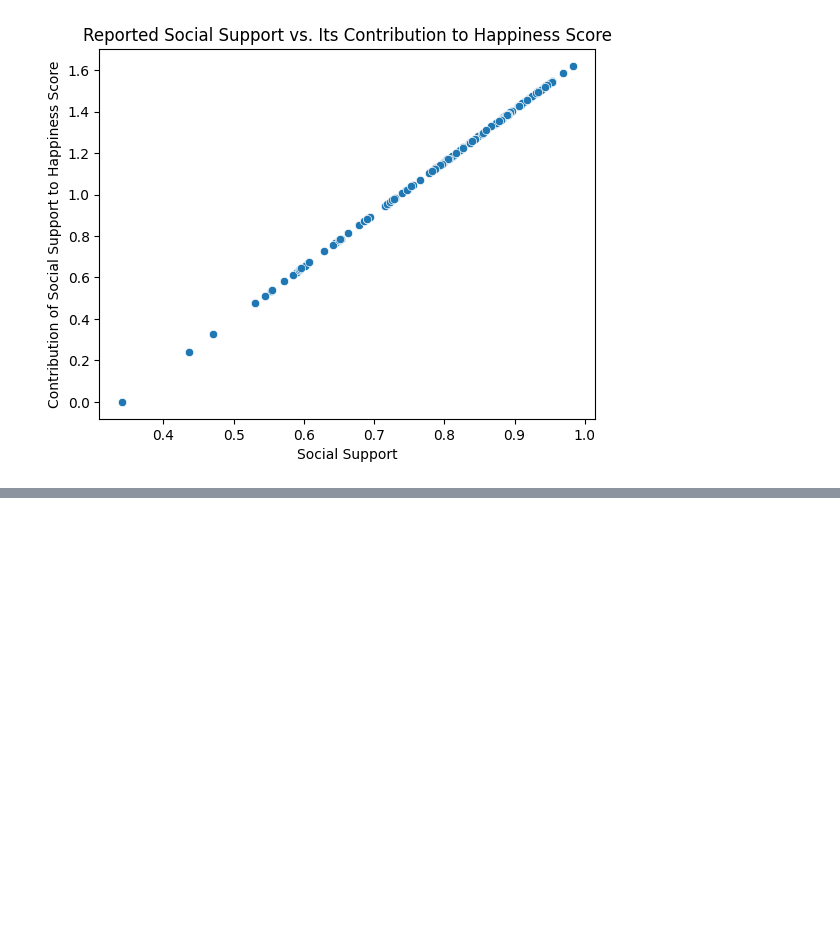
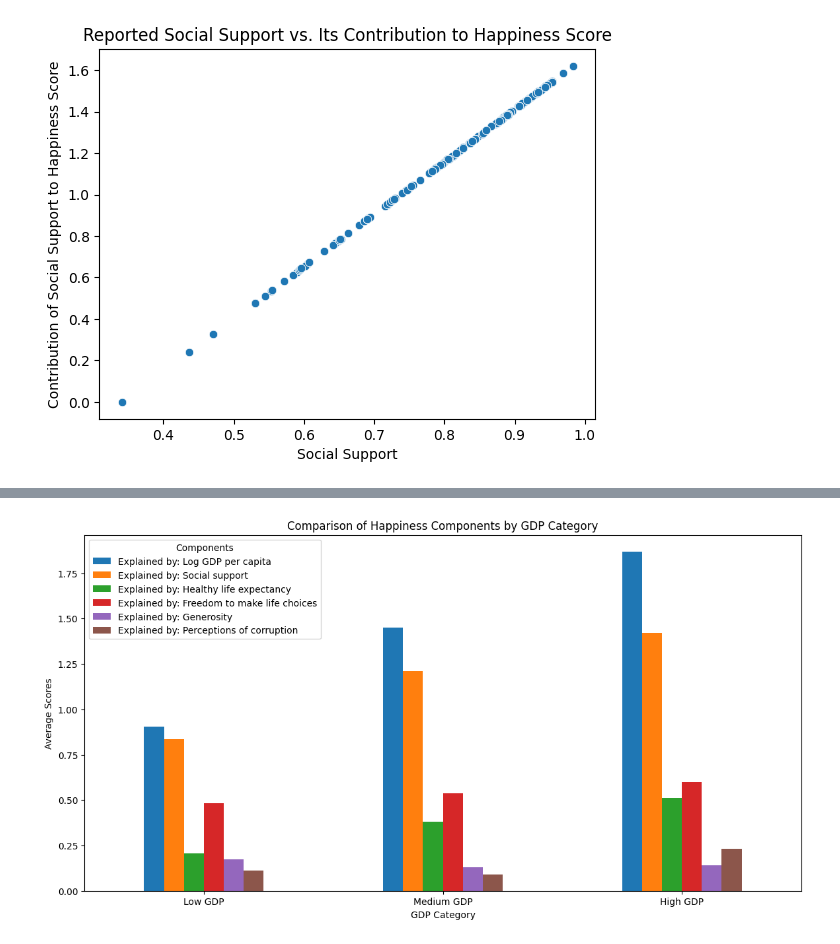
Before and after one commit to TanishAfre/Data-Analysis-Visualisation, a Jupyter notebook: main.ipynb, the cells around one changed output, grey strips where cells are left out. Cells and saved outputs as stored; diff of their text form; code cells hidden in the pictures; blank space fills up the shorter version.

```diff
--- a/main.ipynb
+++ b/main.ipynb
@@ -396,0 +446,17 @@ plt.show()
+# %%
+# Categorizing GDP per capita into three groups
+df['GDP Category'] = pd.qcut(df['Logged GDP per capita'], 3, labels=['Low GDP', 'Medium GDP', 'High GDP'])
+
+# Calculating means by GDP category
+gdp_category_means = df.groupby('GDP Category')[['Explained by: Log GDP per capita', 'Explained by: Social support', 'Explained by: Healthy life expectancy', 'Explained by: Freedom to make life choices', 'Explained by: Generosity', 'Explained by: Perceptions of corruption']].mean()
+
+# Plotting
+gdp_category_means.plot(kind='bar', figsize=(14, 7))
+plt.title('Comparison of Happiness Components by GDP Category')
+plt.xlabel('GDP Category')
+plt.ylabel('Average Scores')
+plt.xticks(rotation=0)
+plt.legend(title='Components')
+plt.show()
+# %% [output]
+[figure, added]
```
Also changed, not shown: parts of 3 cells of this notebook.
